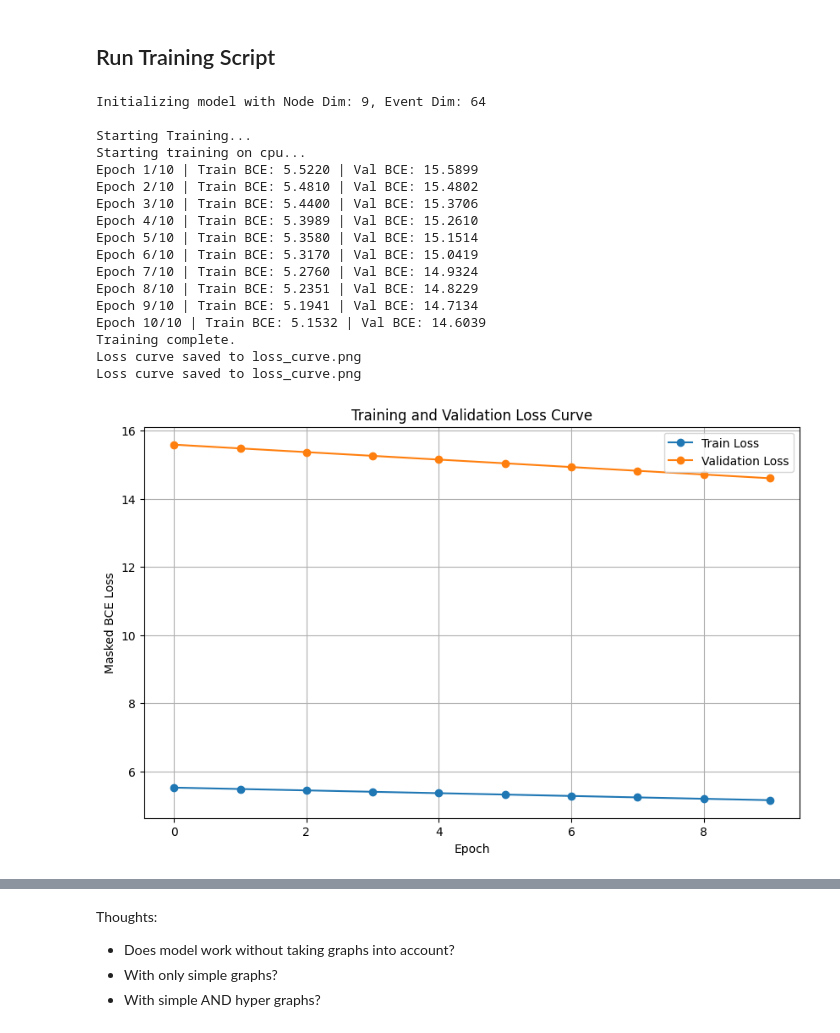
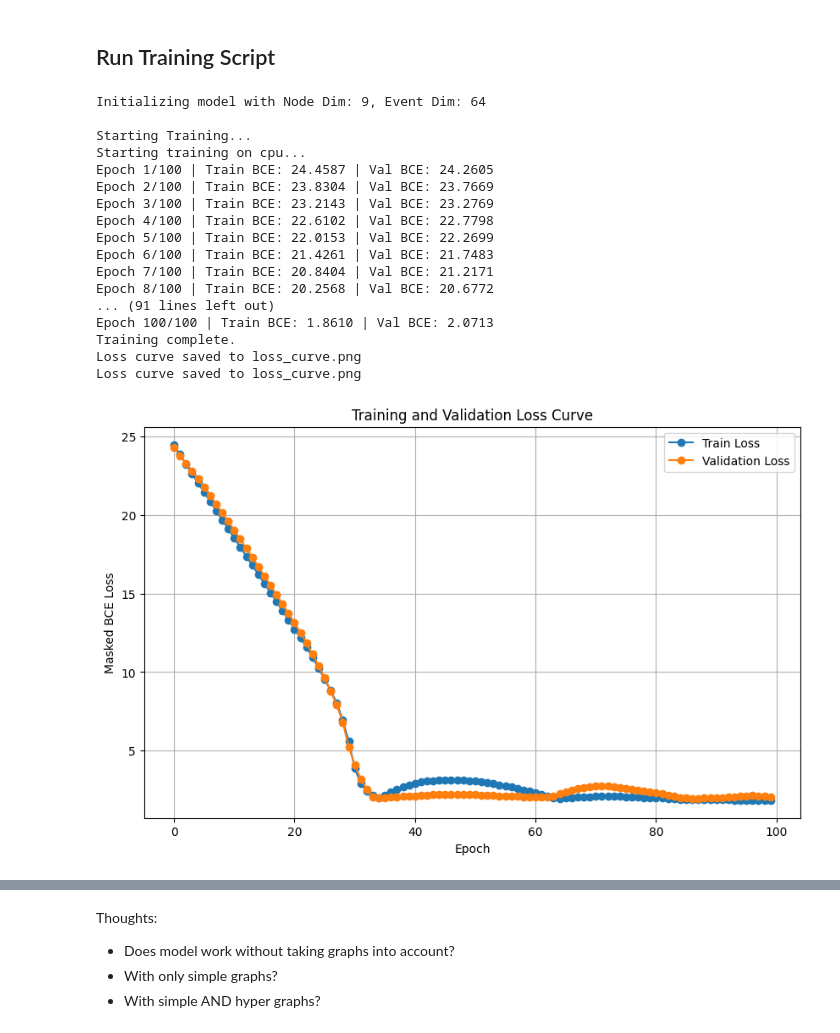
Before and after one commit to ThomasBlalock/contagion-seeding-in-meetup, a Jupyter notebook: notebooks/models/gat_model.ipynb, the cells around one changed output, grey strips where cells are left out. Cells and saved outputs as stored; diff of their text form; code cells hidden in the pictures.

```diff
--- a/notebooks/models/gat_model.ipynb
+++ b/notebooks/models/gat_model.ipynb
@@ -123,13 +125,12 @@ class MultiplexSeedingModel(nn.Module):
 
 # Define a Graph Attention Model class
 class GAT_Model(nn.Module):
-    def __init__(self, in_dim, hidden_dim, out_dim, dropout, heads=1,edge_dim=1):
+    def __init__(self, in_dim, hidden_dim, out_dim, heads=1, edge_dim=1): # Maybe increase num heads later?
         super().__init__()
-        self.dropout = dropout
-        self.gat1 = GATv2Conv(in_dim, out_dim, heads=heads, edge_dim=edge_dim)
-
-        #self.gat2 = GATv2Conv(hidden_dim * heads, out_dim, heads=1,edge_dim=edge_dim)
-        self.optmizer = torch.optim.Adam(self.parameters(), lr=0.001)
+        self.gat1 = GATv2Conv(in_dim, hidden_dim, heads=heads, edge_dim=edge_dim)
+        self.gat2 = GATv2Conv(hidden_dim * heads, out_dim, heads=1, edge_dim=edge_dim)
+        # Implement weight decay to limit overfitting
+        self.optmizer = torch.optim.Adam(self.parameters(), lr=0.001,weight_decay=0.001)
 
     def forward(self,x_batch, static_graph,event_feat_batch):
         # Obtain x_batch dimensions
@@ -138,25 +139,17 @@ class GAT_Model(nn.Module):
         # For each node in x_batch, run it through a Gatv2Conv layer
         for b in range(B):
             x_b = x_batch[b]
-            h = self.gat1(x_b,static_graph['edge_index_1'],static_graph['edge_attr_1'])
+            # Implement dropout to limit overfitting
+            h = F.dropout(x_b, p=0.2, training=self.training)
+            h = self.gat1(x_b, static_graph['edge_index_1'],static_graph['edge_attr_1'])
+            h = F.elu(h)
+            # h = F.dropout(h, p=0.2, training=self.training)
+            h = self.gat2(h,static_graph['edge_index_1'],static_graph['edge_attr_1'])
             x_nodes_list.append(h)
         # Combine all the nodes into a single tensor
         batch_x_nodes = torch.stack(x_nodes_list)
         batch_x_nodes = batch_x_nodes.squeeze(2)
         return batch_x_nodes
-
-
-
-
-        # x_batch, static_graph, event_feat_batch
-        # x_batch = x_batch.squeeze(0)
-        #print(f"{x_batch.shape=}")
-        # h = F.dropout(x_batch, p=0.5, training=self.training)
-        #h = self.gat1(x_batch,static_graph['edge_index_1'],static_graph['edge_attr_1'])
-        # h = F.elu(h)
-        # h = F.dropout(h, p=0.5, training=self.training)
-        # h = self.gat2(h,static_graph['edge_index_1'],static_graph['edge_attr_1'])
-        # return h
 # %% [markdown]
 ## Run Training Script
 # %%
@@ -166,44 +159,43 @@ print(f"\nInitializing model with Node Dim: {node_dim}, Event Dim: {event_dim}")
 model = GAT_Model(
     in_dim = -1,
     hidden_dim = 8,
-    dropout=0.5,
     out_dim = 1
 )
 
 config = {
     'lr': 1e-3,
-    'epochs': 10,
+    'epochs': 100,
     'project_name': 'meetup-contagion-seeding',
     'run_name': 'mcmc-vectorized-run'
 }
 
 trainer = ImitationTrainer(
     model=model,
     train_dataloader=train_dataloader,
     val_dataloader=val_dataloader,
     static_graph=static_graph,
     config=config,
     use_wandb=False # Switch to False if wandb is not set up
 )
 print("\nStarting Training...")
 trainer.train()
 trainer.plot_losses()
 # %% [output]
 Initializing model with Node Dim: 9, Event Dim: 64
 
 Starting Training...
 Starting training on cpu...
-Epoch 1/10 | Train BCE: 5.5220 | Val BCE: 15.5899
-Epoch 2/10 | Train BCE: 5.4810 | Val BCE: 15.4802
-Epoch 3/10 | Train BCE: 5.4400 | Val BCE: 15.3706
-Epoch 4/10 | Train BCE: 5.3989 | Val BCE: 15.2610
-Epoch 5/10 | Train BCE: 5.3580 | Val BCE: 15.1514
-Epoch 6/10 | Train BCE: 5.3170 | Val BCE: 15.0419
-Epoch 7/10 | Train BCE: 5.2760 | Val BCE: 14.9324
-Epoch 8/10 | Train BCE: 5.2351 | Val BCE: 14.8229
-Epoch 9/10 | Train BCE: 5.1941 | Val BCE: 14.7134
-Epoch 10/10 | Train BCE: 5.1532 | Val BCE: 14.6039
+Epoch 1/100 | Train BCE: 24.4587 | Val BCE: 24.2605
+Epoch 2/100 | Train BCE: 23.8304 | Val BCE: 23.7669
+Epoch 3/100 | Train BCE: 23.2143 | Val BCE: 23.2769
+Epoch 4/100 | Train BCE: 22.6102 | Val BCE: 22.7798
+Epoch 5/100 | Train BCE: 22.0153 | Val BCE: 22.2699
+Epoch 6/100 | Train BCE: 21.4261 | Val BCE: 21.7483
+Epoch 7/100 | Train BCE: 20.8404 | Val BCE: 21.2171
+Epoch 8/100 | Train BCE: 20.2568 | Val BCE: 20.6772
+... (91 lines left out)
+Epoch 100/100 | Train BCE: 1.8610 | Val BCE: 2.0713
 Training complete.
 Loss curve saved to loss_curve.png
 Loss curve saved to loss_curve.png
-[figure, old version]
+[figure, new version]
```
Also changed, not shown: parts of 2 cells of this notebook, 2 other files.
